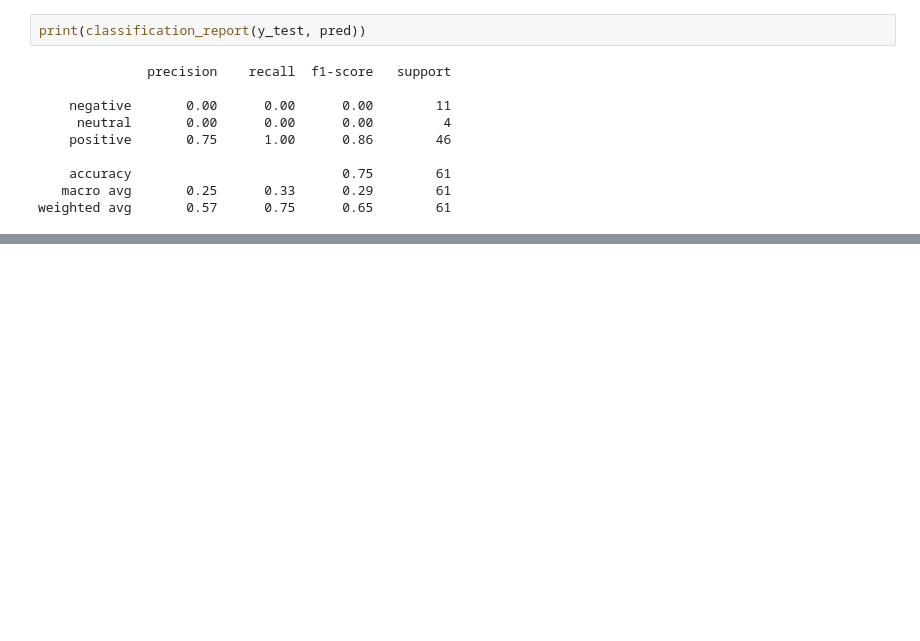
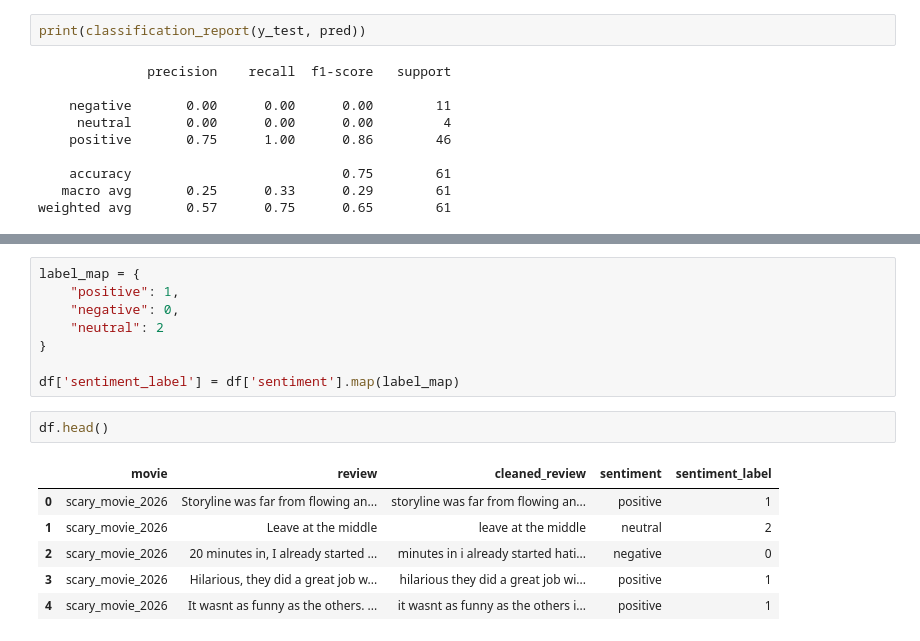
Before and after one commit to DhaneeraDulvanya/NLP-mini-project, a Jupyter notebook: Popular Movie/movie_reviews_preProcessing.ipynb, the cells around one changed output, grey strips where cells are left out. Drawn from its saved outputs; the diff is of its cells as text; blank space fills up the shorter version.

Commit message:
added label map for bert model

```diff
--- a/Popular Movie/movie_reviews_preProcessing.ipynb
+++ b/Popular Movie/movie_reviews_preProcessing.ipynb
@@ -175,0 +192,17 @@ weighted avg       0.57      0.75      0.65        61
+# %%
+label_map = {
+    "positive": 1,
+    "negative": 0,
+    "neutral": 2
+}
+
+df['sentiment_label'] = df['sentiment'].map(label_map)
+# %%
+df.head()
+# %% [output]
+|  | movie | review | cleaned_review | sentiment | sentiment_label |
+| 0 | scary_movie_2026 | Storyline was far from flowing an... | storyline was far from flowing an... | positive | 1 |
+| 1 | scary_movie_2026 | Leave at the middle | leave at the middle | neutral | 2 |
+| 2 | scary_movie_2026 | 20 minutes in, I already started ... | minutes in i already started hati... | negative | 0 |
+| 3 | scary_movie_2026 | Hilarious, they did a great job w... | hilarious they did a great job wi... | positive | 1 |
+| 4 | scary_movie_2026 | It wasnt as funny as the others. ... | it wasnt as funny as the others i... | positive | 1 |
```
Also changed, not shown: parts of 11 cells of this notebook.
